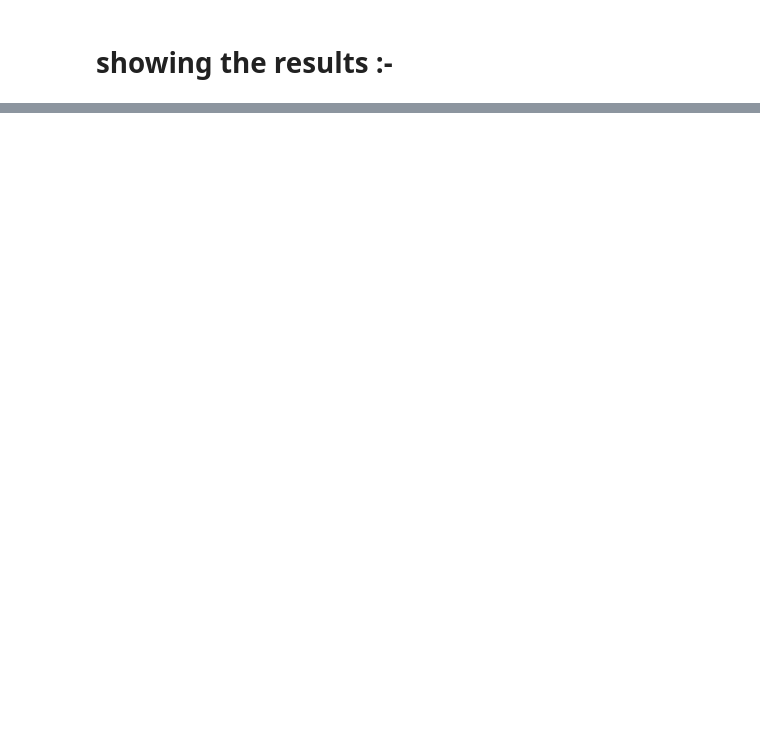
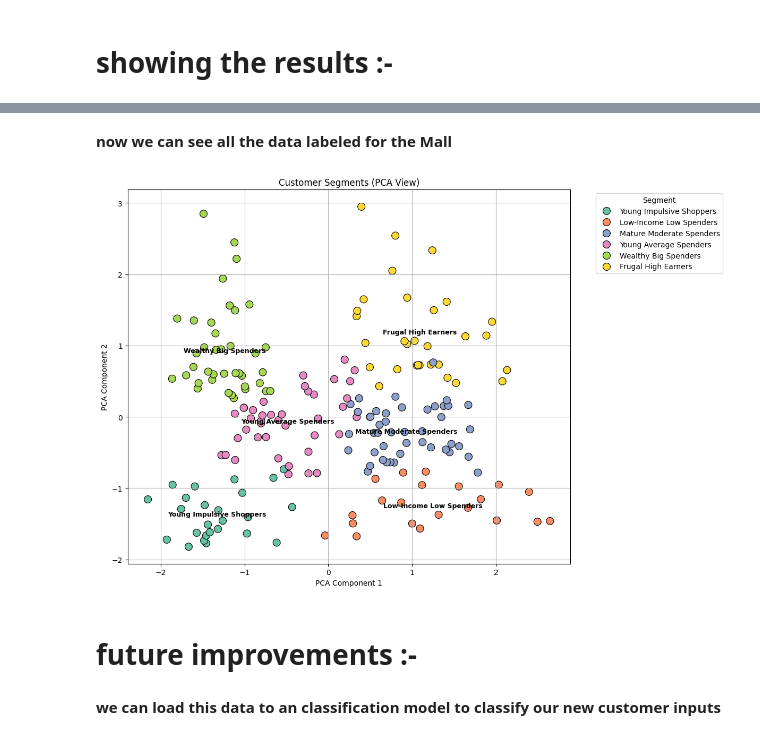
Before and after one commit to YamenRM/Mall-Customer-Segmentaion, a Jupyter notebook: Model.ipynb, the cells around one changed output, grey strips where cells are left out. Drawn from its saved outputs; the diff is of its cells as text; code cells hidden in the pictures; blank space fills up the shorter version.

```diff
--- a/Model.ipynb
+++ b/Model.ipynb
@@ -131,0 +225,17 @@ plt.show()
+# %%
+# adding cluster labels to the original dataframe
+cluster_labels = {
+    0: "Mature Moderate Spenders",
+    1: "Wealthy Big Spenders",
+    2: "Young Impulsive Shoppers",
+    3: "Young Average Spenders",
+    4: "Frugal High Earners",
+    5: "Low-Income Low Spenders"
+}
+
+df['Cluster'] = model.labels_
+df['Segment'] = df['Cluster'].map(cluster_labels)
+
+# printing the segments
+print("Customer Segments:")
+print(df['Segment'])
@@ -131,0 +256,29 @@ plt.show()
+# %% [markdown]
+**now we can see all the data labeled for the Mall**
+# %%
+# visualizing the clusters with segments
+plt.figure(figsize=(12, 8))
+sns.scatterplot(data=df, x='PCA1', y='PCA2', hue='Segment', palette='Set2', s=100, edgecolor='black')
+plt.title('Customer Segments (PCA View)')
+plt.xlabel('PCA Component 1')
+plt.ylabel('PCA Component 2')
+plt.legend(title='Segment', bbox_to_anchor=(1.05, 1), loc='upper left')
+plt.grid(True)
+plt.tight_layout()
+#Add cluster centers' text labels
+
+centers = df.groupby('Cluster')[['PCA1', 'PCA2']].mean()
+
+for i, row in centers.iterrows():
+    plt.text(row['PCA1'], row['PCA2'], cluster_labels[i],
+             fontsize=9, fontweight
+='bold', ha='center', va='center', color='black')
+
+plt.tight_layout()
+plt.show()
+# %% [output]
+[figure, added]
+# %% [markdown]
+# future improvements :-
+# %% [markdown]
+**we can load this data to an classification model to classify our new customer inputs**
```
Also changed, not shown: parts of 11 cells of this notebook, 2 other files.
